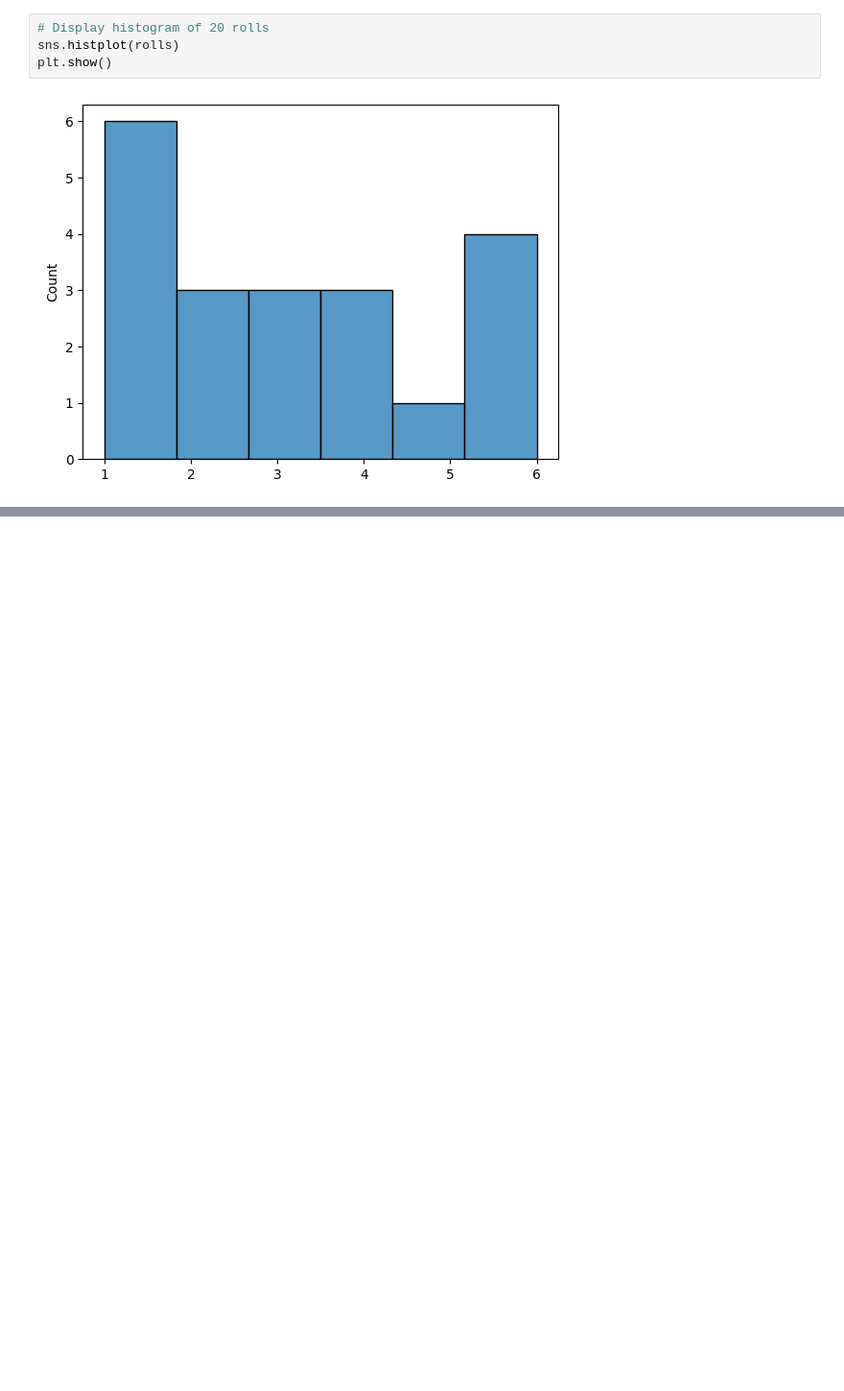
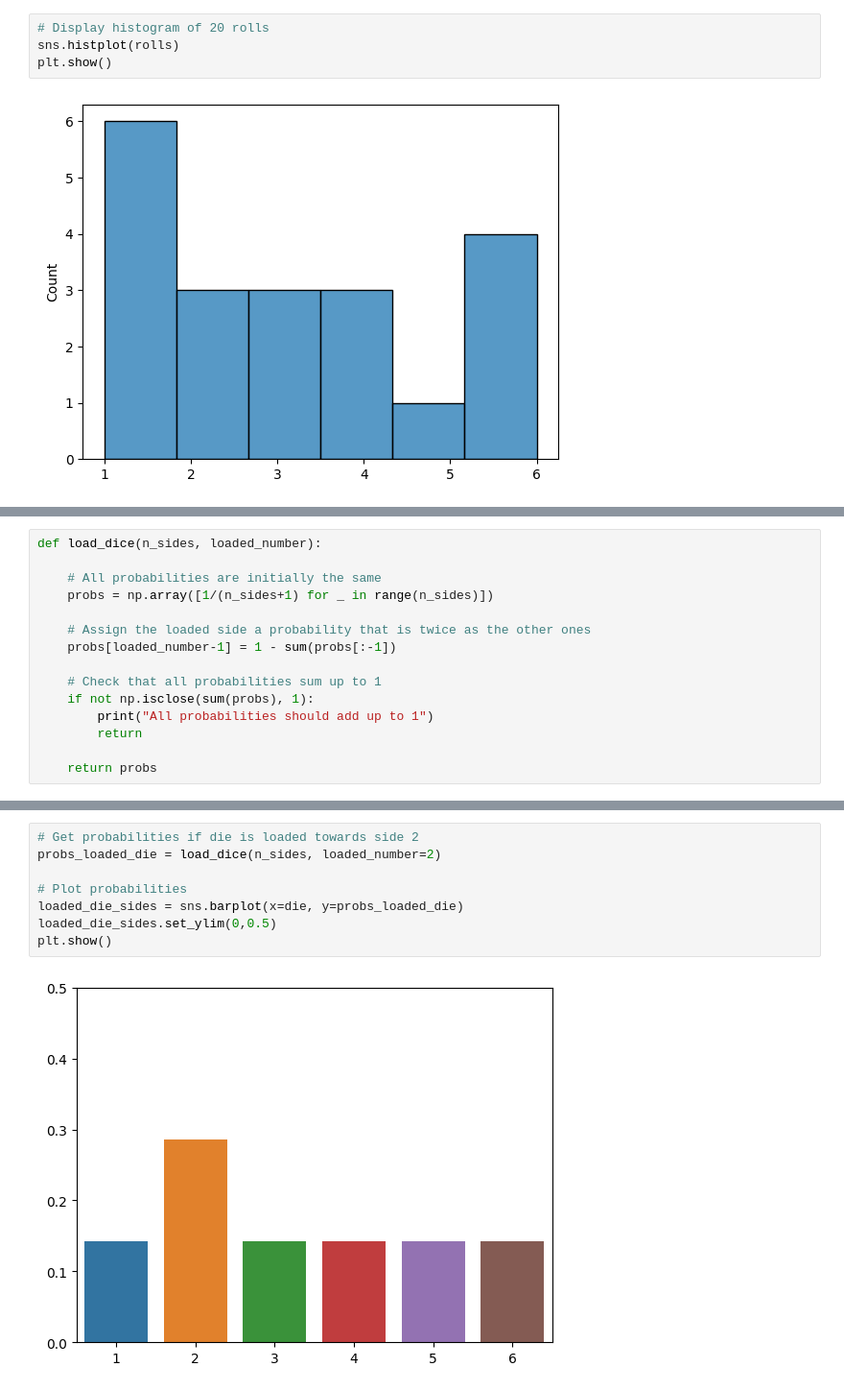
Before and after one commit to anjilab/mathematics-for-ml-datascience, a Jupyter notebook: chapter3/week2/probability-distribution-2-variables/study_of_graphing_visualization_needed/die-rolls.ipynb, the cells around one changed output, grey strips where cells are left out. Shown: that part at 96% size. Saved outputs shown, nothing was run; the diff lists cells and outputs as text; blank space fills up the shorter version.

Commit message:
- [x] Rolling dice.

```diff
--- a/chapter3/week2/probability-distribution-2-variables/study_of_graphing_visualization_needed/die-rolls.ipynb
+++ b/chapter3/week2/probability-distribution-2-variables/study_of_graphing_visualization_needed/die-rolls.ipynb
@@ -59,0 +95,15 @@ variance of rolls: 2.94
+# %%
+def load_dice(n_sides, loaded_number):
+
+    # All probabilities are initially the same
+    probs = np.array([1/(n_sides+1) for _ in range(n_sides)])
+
+    # Assign the loaded side a probability that is twice as the other ones
+    probs[loaded_number-1] = 1 - sum(probs[:-1])
+
+    # Check that all probabilities sum up to 1
+    if not np.isclose(sum(probs), 1):
+        print("All probabilities should add up to 1")
+        return
+
+    return probs
@@ -59,0 +120,10 @@ variance of rolls: 2.94
+# %%
+# Get probabilities if die is loaded towards side 2
+probs_loaded_die = load_dice(n_sides, loaded_number=2)
+
+# Plot probabilities
+loaded_die_sides = sns.barplot(x=die, y=probs_loaded_die)
+loaded_die_sides.set_ylim(0,0.5)
+plt.show()
+# %% [output]
+[figure, added]
```
Also changed, not shown: parts of 5 cells of this notebook.
